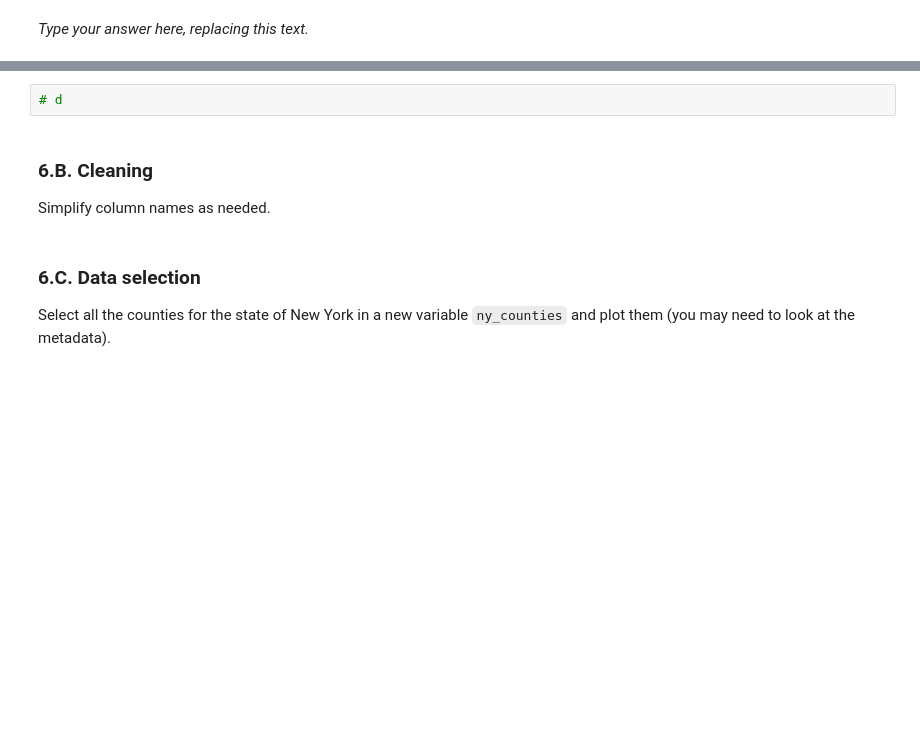
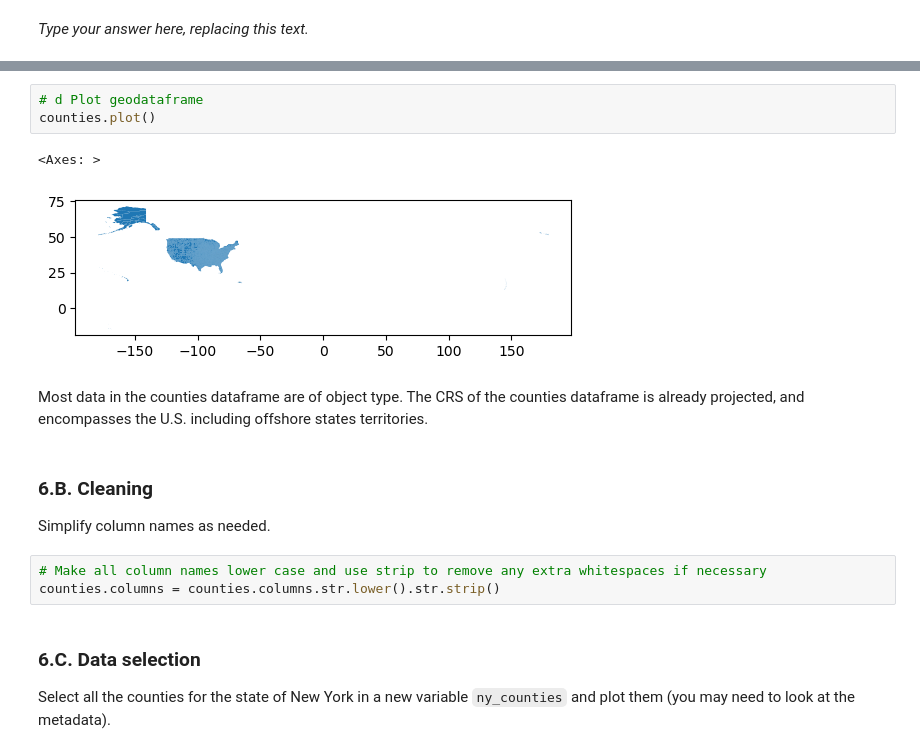
Before and after one commit to NatBonnet/eds220-hwk3, a Jupyter notebook: hwk3-task1-spills.ipynb, the cells around one changed output, grey strips where cells are left out. Saved outputs shown, nothing was run; the diff lists cells and outputs as text; blank space fills up the shorter version.

```diff
--- a/hwk3-task1-spills.ipynb
+++ b/hwk3-task1-spills.ipynb
@@ -283,5 +346,11 @@ _Type your answer here, replacing this text._
 # %%
-# d
+# d Plot geodataframe
+counties.plot()
+# %% [output]
+<Axes: >
+[figure, added]
+# %% [markdown]
+Most data in the counties dataframe are of object type. The CRS of the counties dataframe is already projected, and encompasses the U.S. including offshore states territories.
 # %% [markdown]
 <!-- END QUESTION -->
 
@@ -290,6 +359,9 @@ _Type your answer here, replacing this text._
 ### 6.B. Cleaning
 
 Simplify column names as needed.
+# %%
+# Make all column names lower case and use strip to remove any extra whitespaces if necessary
+counties.columns = counties.columns.str.lower().str.strip()
 # %% [markdown]
 <!-- END QUESTION -->
 
```
Also changed, not shown: parts of 26 cells of this notebook, 1 other file.
